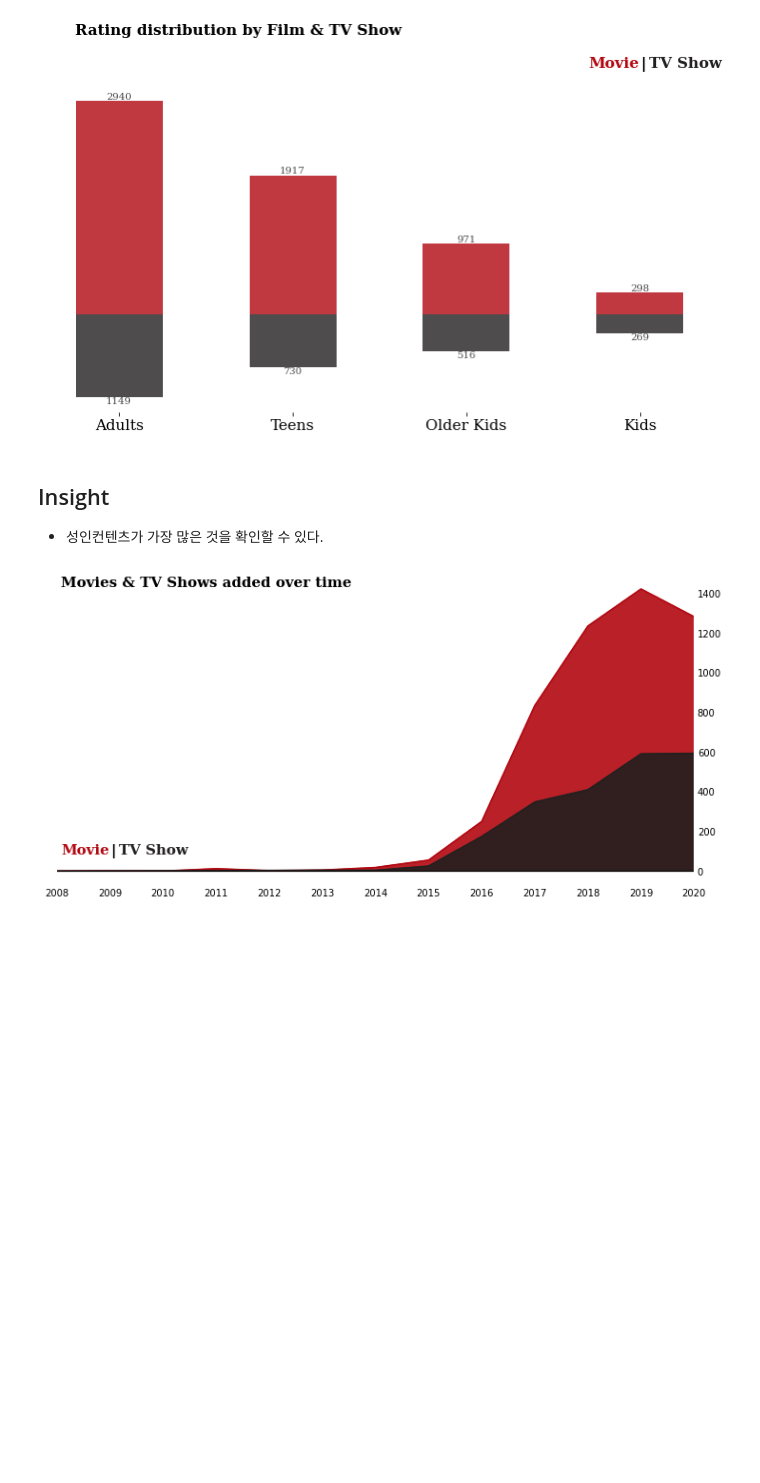
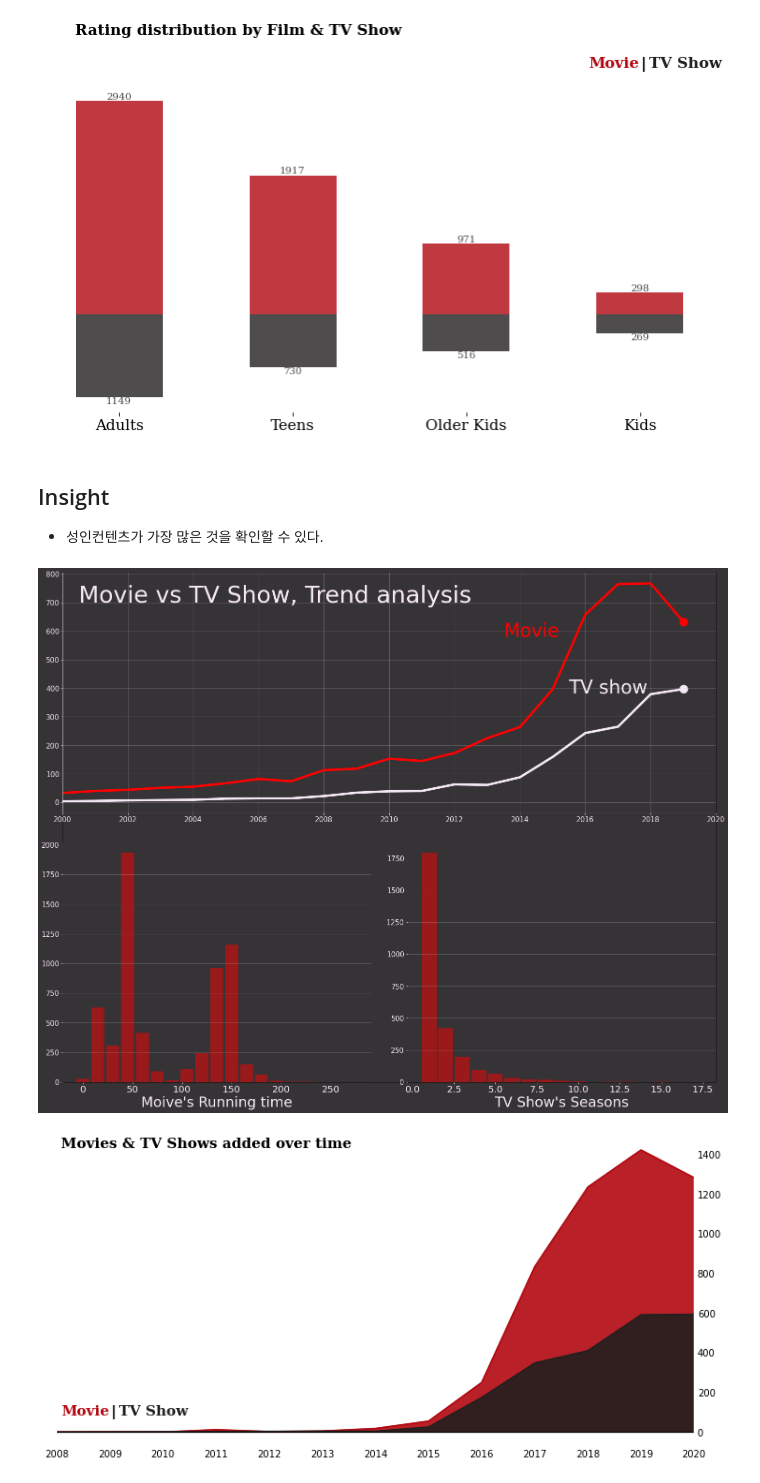
Before and after one commit to del-luna/aiffel, a Jupyter notebook: datathon/netflix.ipynb, the cells around one changed output. Drawn from its saved outputs; the diff is of its cells as text; code cells hidden in the pictures; blank space fills up the shorter version.

```diff
--- a/datathon/netflix.ipynb
+++ b/datathon/netflix.ipynb
@@ -351,6 +374,82 @@ plt.show()
 ## Insight
 
 - 성인컨텐츠가 가장 많은 것을 확인할 수 있다.
+# %%
+type_data = df[['type','release_year']]
+TV_show = type_data[type_data['type'] =='TV Show'].groupby('release_year')['type'].count()
+Movie = type_data[type_data['type'] =='Movie'].groupby('release_year')['type'].count()
+
+fig, ax = plt.subplots(figsize=(25,20),facecolor="#363336")
+ax.patch.set_facecolor('#363336')
+
+spec = gridspec.GridSpec(ncols=21, nrows=21, figure=fig)
+ax1 = fig.add_subplot(spec[:10, :],facecolor="#363336")
+ax2 = fig.add_subplot(spec[11:, :10],facecolor="#363336")
+ax3 = fig.add_subplot(spec[11:, 11:],facecolor="#363336")
+
+
+ax1.scatter(x= list(dict(TV_show).keys())[-3],y=list(dict(TV_show).values())[-3],s=300, color='#F5E9F5')
+ax1.scatter(x= list(dict(Movie).keys())[-3],y=list(dict(Movie).values())[-3],s=300, color='red')
+sns.lineplot(x= list(dict(TV_show).keys())[:-2],y=list(dict(TV_show).values())[:-2],lw=5, color='#F5E9F5',ax=ax1)
+sns.lineplot(x= list(dict(Movie).keys())[:-2],y=list(dict(Movie).values())[:-2],lw=5, color='red',ax=ax1)
+ax1.text(s="Movie", x=2013.5, y= 600,color='red', va="center",ha="left",fontsize=40)
+ax1.text(s="TV show", x=2015.5, y= 400,color='#F5E9F5', va="center",ha="left",fontsize=40)
+ax1.set_xticks(list(range(2000,2022,2)))
+ax1.tick_params(axis='x', colors='#F5E9F5',labelsize=15)
+ax1.tick_params(axis='y', colors='#F5E9F5',labelsize=15)
+ax1.spines['bottom'].set_color('white')
+ax1.spines['left'].set_color('white')
+ax1.set_xlabel("")
+ax1.set_ylabel("")
+ax1.set_xlim(2000,2020)
+ax1.spines['right'].set_visible(False)
+ax1.spines['top'].set_visible(False)
+ax1.grid(True, alpha=0.4)
+ax1.text(s="Movie vs TV Show, Trend analysis", x= 2000.5,y=700,color='#F5E9F5',fontsize=50)
+
+
+moive_running_time = df[df['type'] =='Movie']['duration'].apply(lambda x : x.split(" ")[0])
+moive_running_time = pd.to_numeric(moive_running_time)
+movie_running_time = pd.DataFrame(moive_running_time)
+def make_range(x):
+    return x//15
+
+moive_running_time = moive_running_time.apply(make_range)
+moive_running_time = pd.DataFrame(moive_running_time.value_counts())
+moive_running_time['index'] = moive_running_time.reset_index()['index']*15
+
+ax2.bar(x = moive_running_time['index'], height = moive_running_time['duration'],width=13,color ='red',alpha=0.5)
+ax2.spines['right'].set_visible(False)
+ax2.spines['top'].set_visible(False)
+ax2.spines['left'].set_visible(False)
+ax2.set_xlabel("Moive's Running time",  color='#F5E9F5', fontsize=30)
+ax2.tick_params(axis='x', colors='#F5E9F5',labelsize=20)
+ax2.set_ylabel("")
+ax2.set_ylabel("")
+ax2.grid(True, alpha=0.4,axis='y')
+ax2.tick_params(axis='y', colors='#F5E9F5',labelsize=15)
+
+
+TV_seasons = df[df['type'] =='TV Show']['duration'].apply(lambda x : x.split(" ")[0])
+TV_seasons = pd.to_numeric(TV_seasons)
+TV_seasons = pd.DataFrame(TV_seasons.value_counts())
+ax3.bar(x = TV_seasons.index, height = TV_seasons.duration,width=0.9,color ='red',alpha=0.5)
+ax3.spines['right'].set_visible(False)
+ax3.spines['top'].set_visible(False)
+ax3.spines['left'].set_visible(False)
+ax3.set_xlabel("TV Show's Seasons", color='#F5E9F5', fontsize=30)
+ax3.tick_params(axis='x', colors='#F5E9F5',labelsize=20)
+ax3.set_ylabel("")
+ax3.set_ylabel("")
+ax3.grid(True, alpha=0.4,axis='y')
+ax3.tick_params(axis='y', colors='#F5E9F5',labelsize=15)
+
+ax.set_xticks([])
+ax.set_yticks([])
+
+plt.show()
+# %% [output]
+[figure, added]
 # %%
 fig, ax = plt.subplots(1, 1, figsize=(12, 6))
 color = ["#b20710", "#221f1f"]
```
Also changed, not shown: parts of 12 cells of this notebook.
